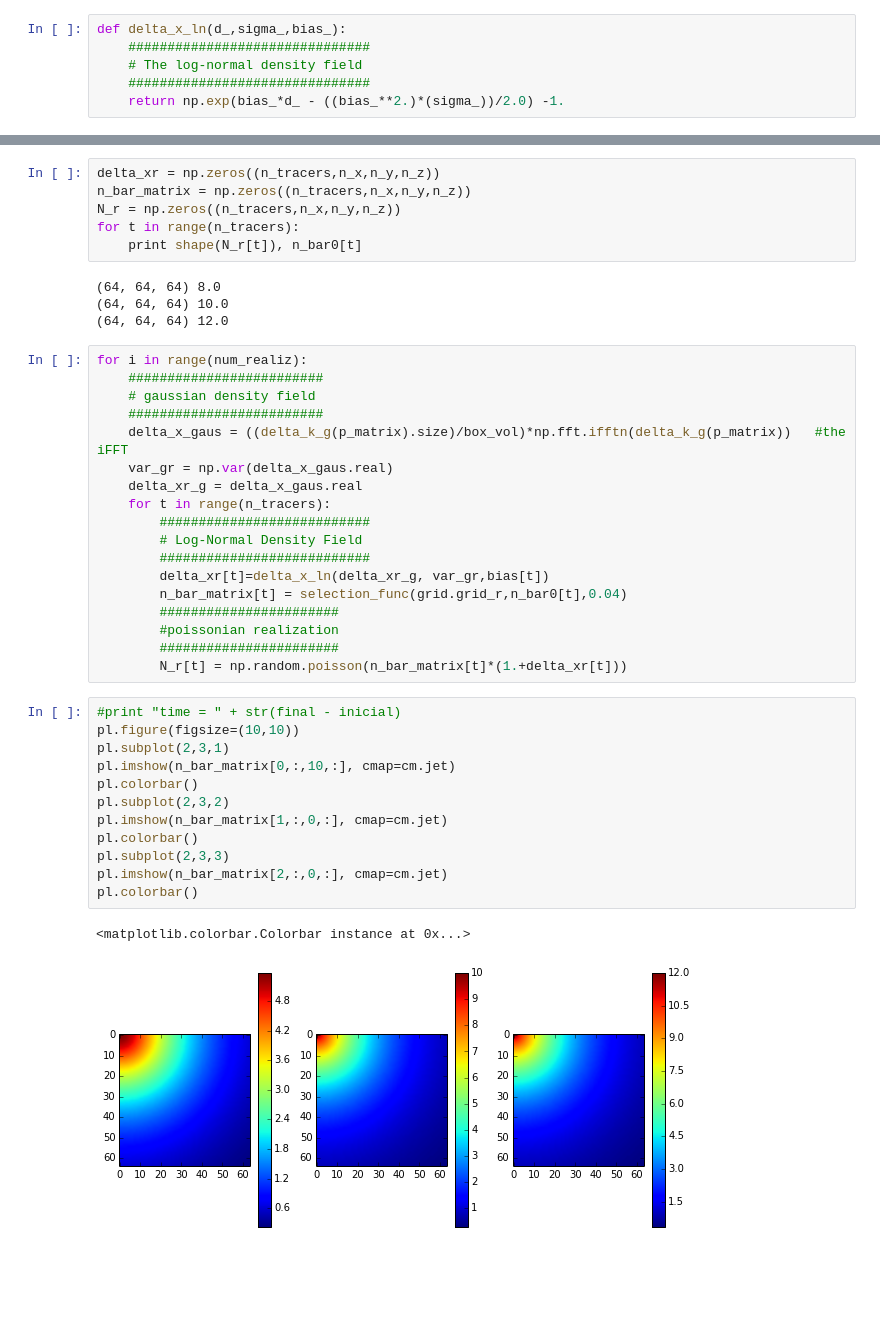
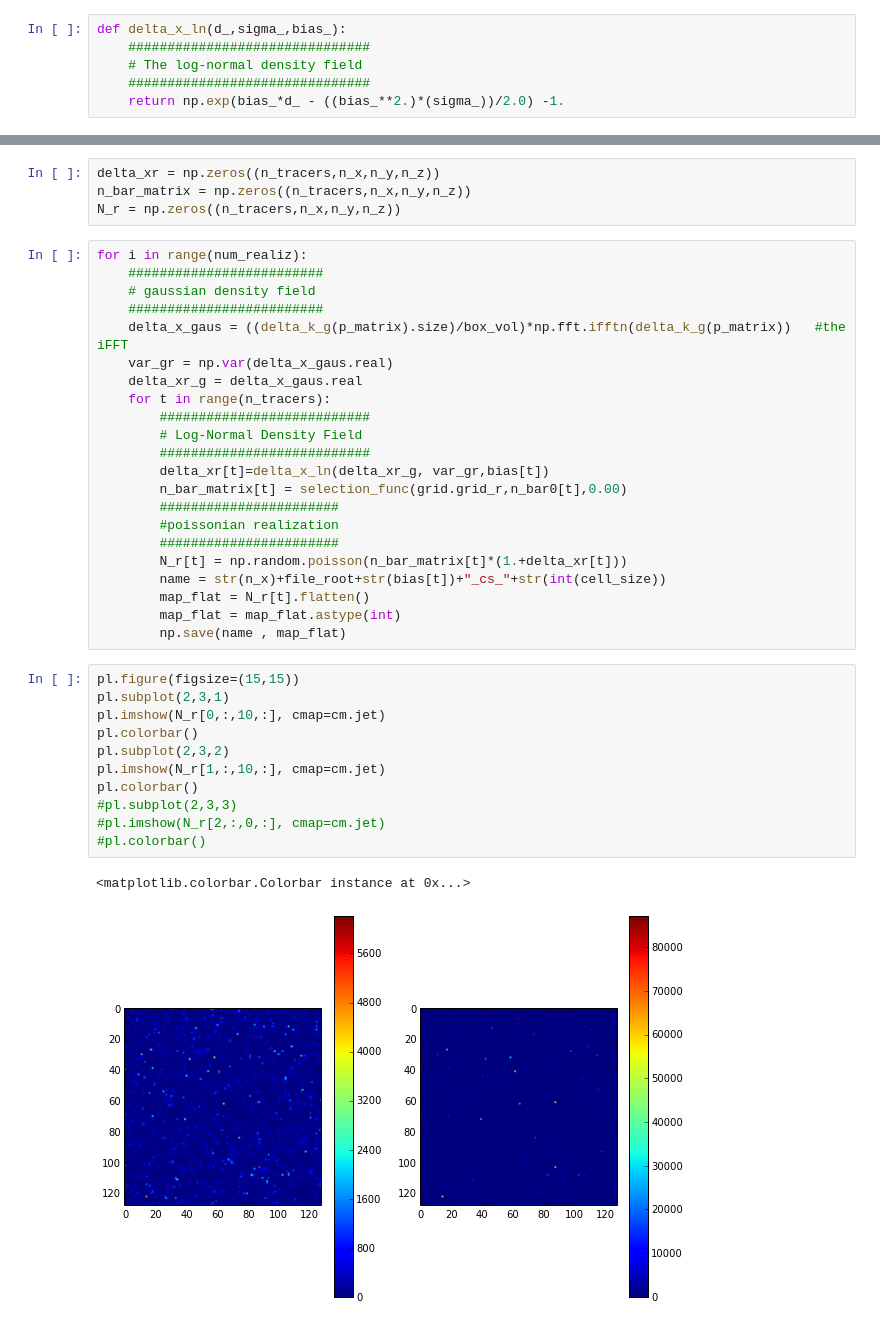
Before and after one commit to arthurmloureiro/pk_fkp, a Jupyter notebook: pk_fkp_notebook.ipynb, the cells around one changed output, grey strips where cells are left out. Drawn from its saved outputs; the diff is of its cells as text; blank space fills up the shorter version.

```diff
--- a/pk_fkp_notebook.ipynb
+++ b/pk_fkp_notebook.ipynb
@@ -142,12 +142,6 @@ Now, the loops being for both **Gaussian** or **Gaussian + Poissonian** Realizat
 delta_xr = np.zeros((n_tracers,n_x,n_y,n_z))
 n_bar_matrix = np.zeros((n_tracers,n_x,n_y,n_z))
 N_r = np.zeros((n_tracers,n_x,n_y,n_z))
-for t in range(n_tracers):
-    print shape(N_r[t]), n_bar0[t]
-# %% [output]
-(64, 64, 64) 8.0
-(64, 64, 64) 10.0
-(64, 64, 64) 12.0
 # %%
 for i in range(num_realiz):
     #########################
@@ -161,23 +155,26 @@ for i in range(num_realiz):
         # Log-Normal Density Field
         ###########################
         delta_xr[t]=delta_x_ln(delta_xr_g, var_gr,bias[t])
-        n_bar_matrix[t] = selection_func(grid.grid_r,n_bar0[t],0.04)
+        n_bar_matrix[t] = selection_func(grid.grid_r,n_bar0[t],0.00)
         #######################
         #poissonian realization
         #######################
         N_r[t] = np.random.poisson(n_bar_matrix[t]*(1.+delta_xr[t]))
+        name = str(n_x)+file_root+str(bias[t])+"_cs_"+str(int(cell_size))
+        map_flat = N_r[t].flatten()
+        map_flat = map_flat.astype(int)
+        np.save(name , map_flat)
 # %%
-#print "time = " + str(final - inicial)
-pl.figure(figsize=(10,10))
+pl.figure(figsize=(15,15))
 pl.subplot(2,3,1)
-pl.imshow(n_bar_matrix[0,:,10,:], cmap=cm.jet)
+pl.imshow(N_r[0,:,10,:], cmap=cm.jet)
 pl.colorbar()
 pl.subplot(2,3,2)
-pl.imshow(n_bar_matrix[1,:,0,:], cmap=cm.jet)
+pl.imshow(N_r[1,:,10,:], cmap=cm.jet)
 pl.colorbar()
-pl.subplot(2,3,3)
-pl.imshow(n_bar_matrix[2,:,0,:], cmap=cm.jet)
-pl.colorbar()
+#pl.subplot(2,3,3)
+#pl.imshow(N_r[2,:,0,:], cmap=cm.jet)
+#pl.colorbar()
 # %% [output]
 <matplotlib.colorbar.Colorbar instance at 0x...>
-[figure, old version]
+[figure, new version]
```
Also changed, not shown: parts of 12 cells of this notebook.
